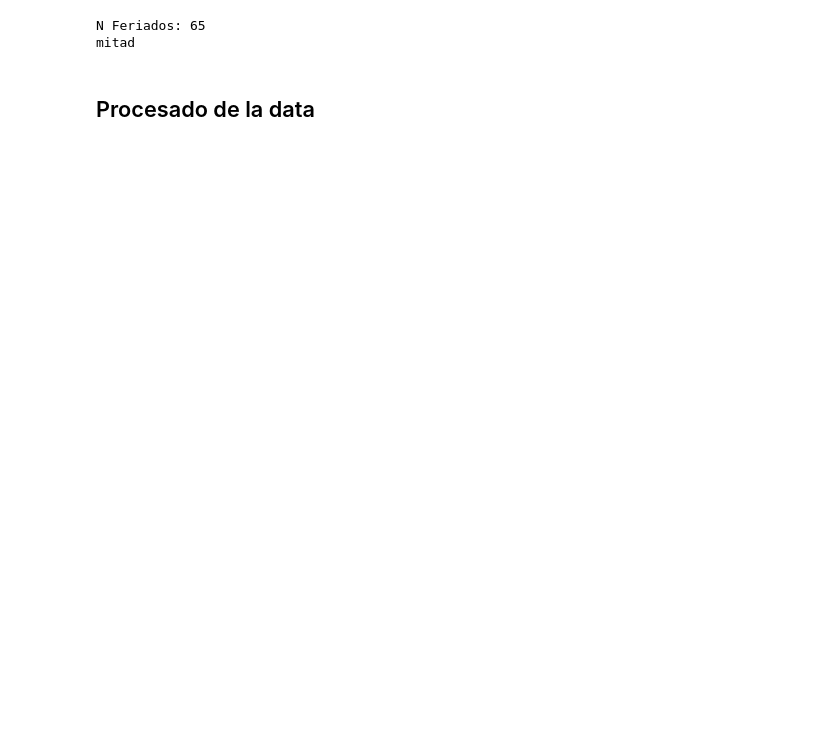
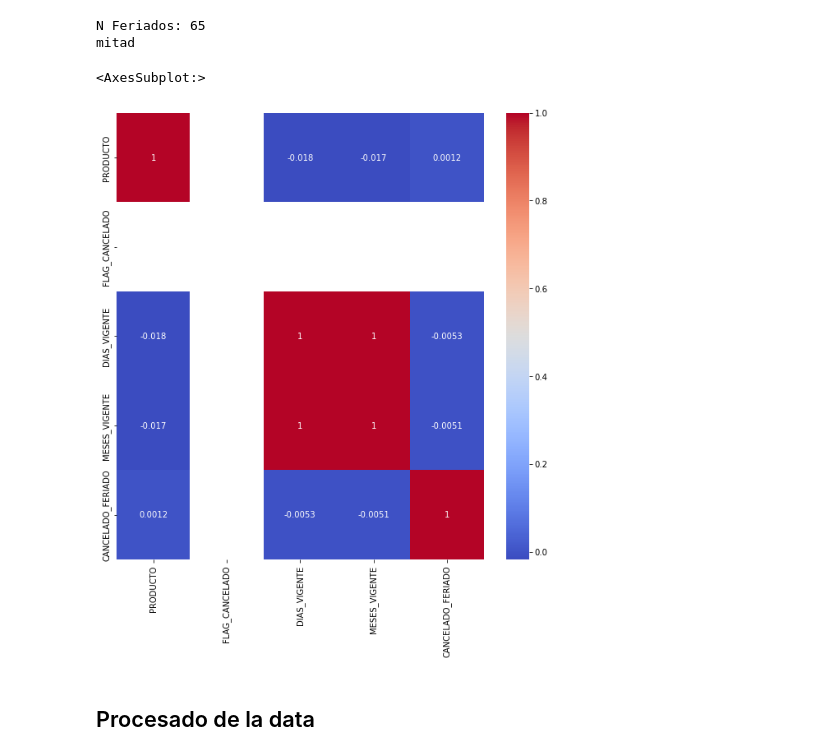
Before and after one commit to loaspra/caso-practico-11-jan, a Jupyter notebook: solution.ipynb, the cells around one changed output. Cells and saved outputs as stored; diff of their text form; code cells hidden in the pictures; blank space fills up the shorter version.

```diff
--- a/solution.ipynb
+++ b/solution.ipynb
@@ -150,6 +188,13 @@ df_cancelados['CANCELADO_FERIADO'] = df_cancelados.FECHA_CANCELACION.apply(lambd
 # %% [output]
 N Feriados: 65
 mitad
+# %%
+# plot the correlation of the df_cancelados dataframe
+plt.figure(figsize=(10, 10))
+sns.heatmap(df_cancelados.corr(), annot=True, cmap='coolwarm')
+# %% [output]
+<AxesSubplot:>
+[figure, added]
 # %% [markdown]
 ## Procesado de la data
 # %%
```
Also changed, not shown: parts of 32 cells of this notebook, 6 other files.
